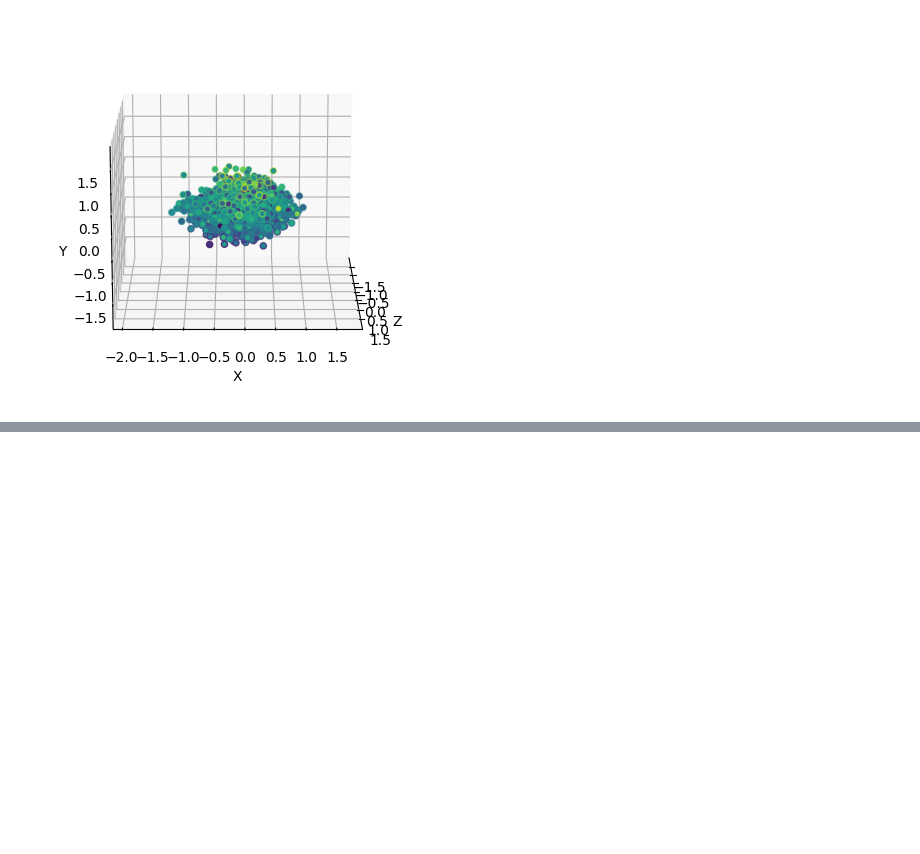
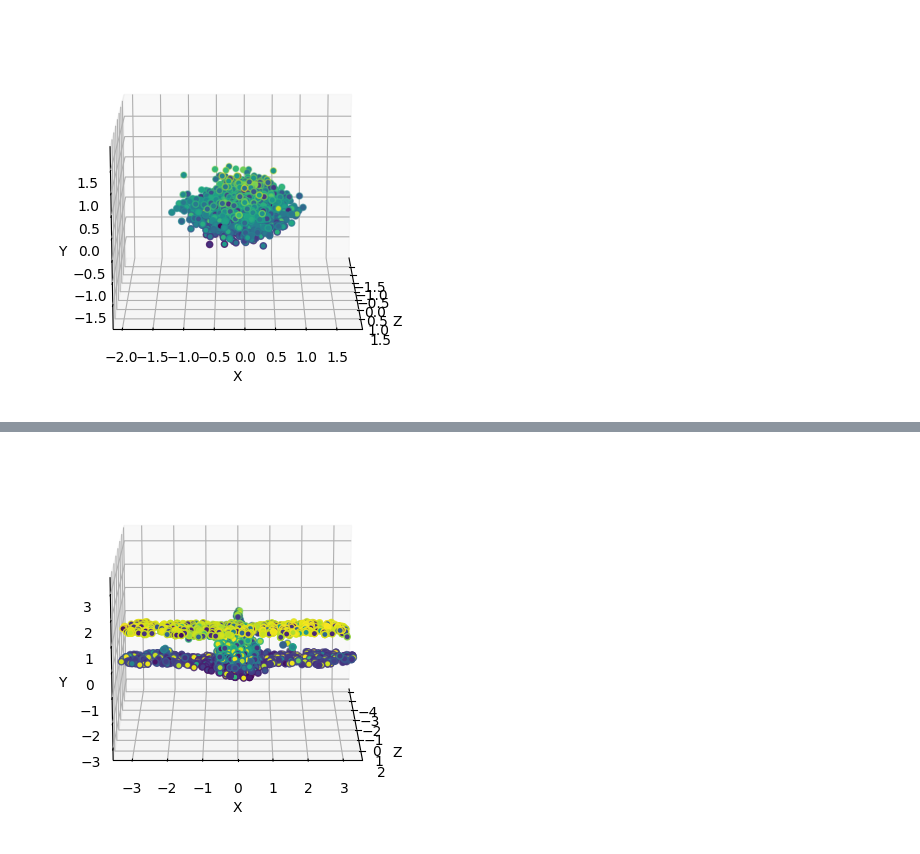
Before and after one commit to kristiyansakalyan/coarse-to-fine-shapes, a Jupyter notebook: train_refinement_notebook.ipynb, the cells around one changed output, grey strips where cells are left out. Cells and saved outputs as stored; diff of their text form; code cells hidden in the pictures; blank space fills up the shorter version.

Commit message:
PVCNN works with CD; Point Transformer cuda issues again...

```diff
--- a/train_refinement_notebook.ipynb
+++ b/train_refinement_notebook.ipynb
@@ -1008,0 +1335,4 @@ fig = visualize_pointcloud(output_np)
+# %%
+model = PVCNN(num_classes=3, num_shapes=3, extra_feature_channels=0).to("cuda")
+
+output = model(input)
@@ -1008,0 +1343,18 @@ fig = visualize_pointcloud(output_np)
+# %%
+import torch.optim as optim
+
+optimizer= optim.Adam(model.parameters(), lr=1e-4, weight_decay=1e-5)
+lr_scheduler = optim.lr_scheduler.ExponentialLR(optimizer, 0.998)
+model.train()
+
+# Run a fixed number of iterations with this sample
+for iteration in range(100):  # Define number_of_iterations
+    for batch in train_loader_20:
+        input = batch["train_points"].to("cuda").transpose(1,2)
+        optimizer.zero_grad()
+        output = model(input).to("cuda")
+        total_loss = chamfer_distance(input, output)
+        print(f"Iteration {iteration}, Total Loss: {total_loss.item():.4f}")
+
+        total_loss.backward()
+        optimizer.step()
@@ -1008,0 +1379,5 @@ fig = visualize_pointcloud(output_np)
+# %%
+input_np = input[0, :, :].squeeze().detach().transpose(0,1).cpu().numpy()
+fig = visualize_pointcloud(input_np)
+# %% [output]
+[figure, added]
```
Also changed, not shown: parts of 10 cells of this notebook, 30 other files.
